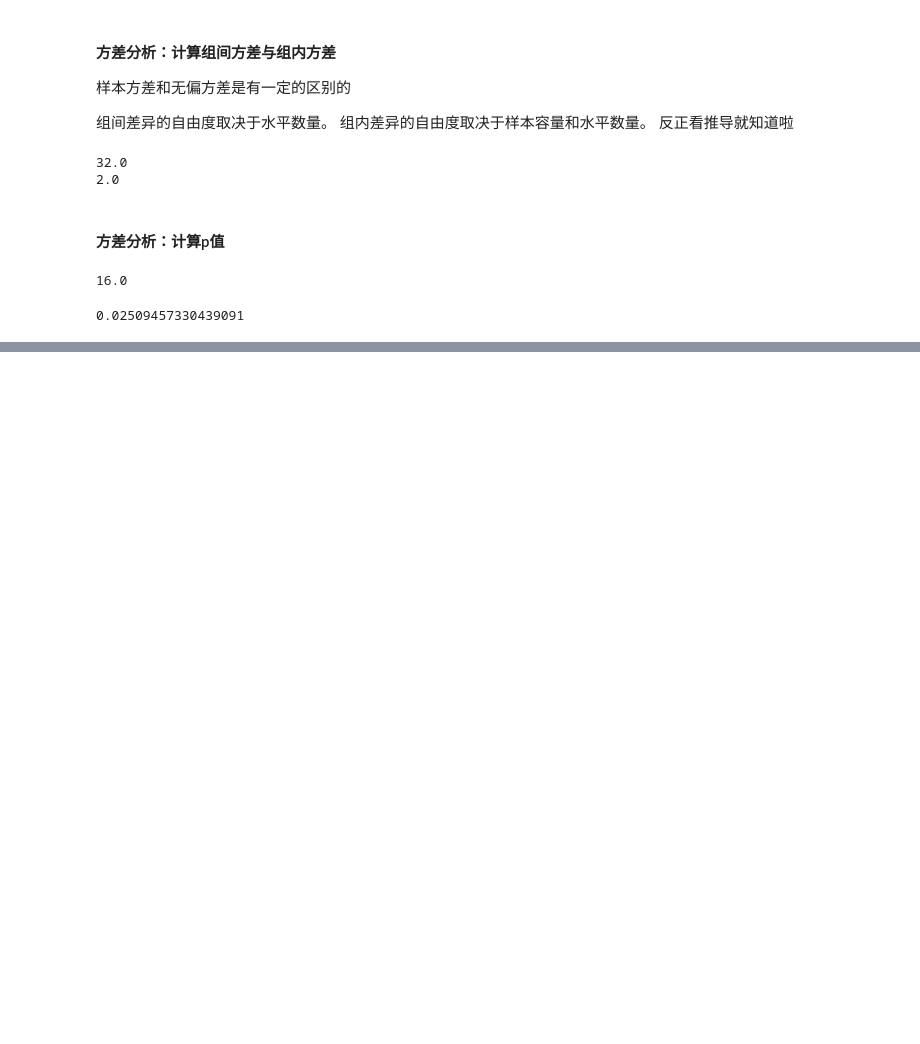
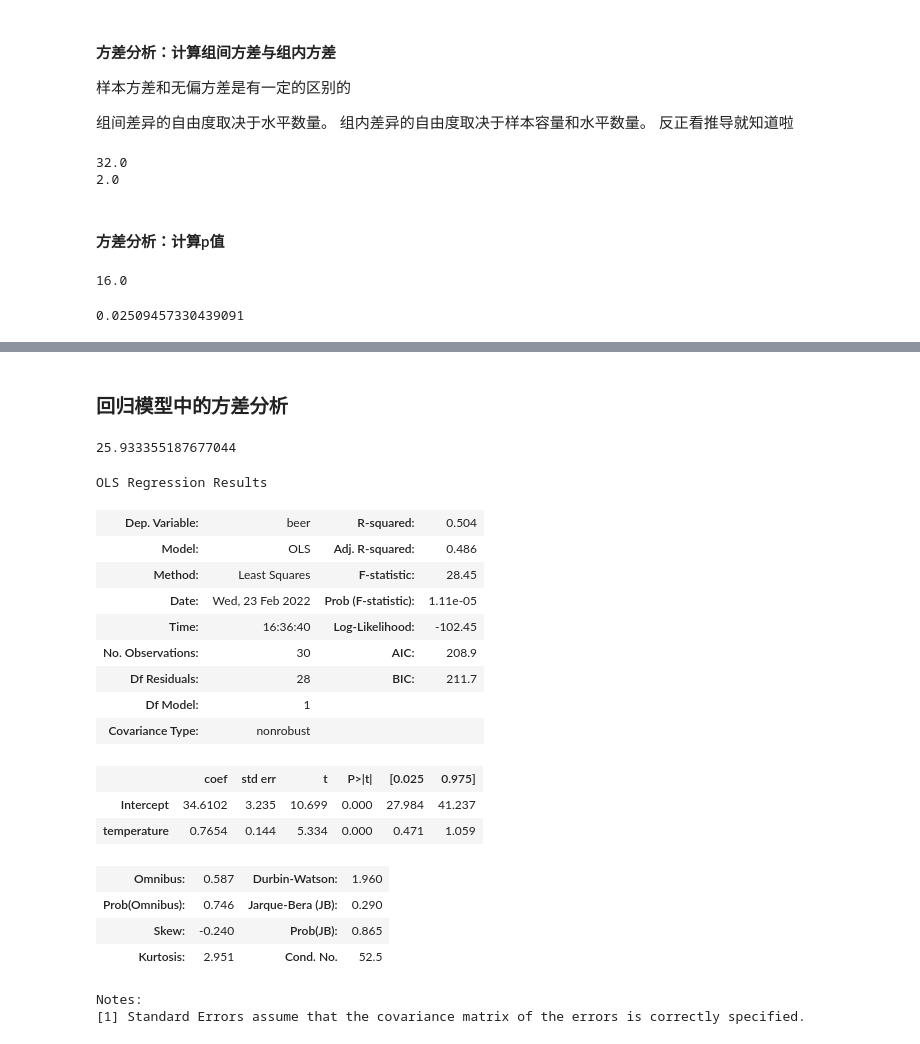
Before and after one commit to yuanzhen-lucas/mybioinfo, a Jupyter notebook: python/chapter5_python进行数据分析.ipynb, the cells around one changed output, grey strips where cells are left out. Drawn from its saved outputs; the diff is of its cells as text; code cells hidden in the pictures; blank space fills up the shorter version.

```diff
--- a/python/chapter5_python进行数据分析.ipynb
+++ b/python/chapter5_python进行数据分析.ipynb
@@ -298,0 +313,55 @@ print(f_ratio)
+# %% [markdown]
+### 回归模型中的方差分析
+# %%
+# 正态线性模型中广泛地应用了方差分析。
+# 当解释变量为连续变量时，方差分析依然有效
+
+# 读取数据
+beer = pd.read_csv("data/5-1-1-beer.csv")
+# 估计模型
+lm_model = smf.ols(formula = "beer ~ temperature",
+                   data = beer).fit()
+# %%
+# 与解释变量为分类变量的模型类似，
+# 我们可以用模型的拟合值与残差计算F比
+df_lm_model = 1      #模型自由度
+df_lm_resid = 28    #残差自由度
+
+# 拟合值
+lm_effect = lm_model.fittedvalues
+# 残差
+lm_resid = lm_model.resid
+# 气温的影响大小
+mu = sp.mean(lm_effect)
+squares_lm_model = sp.sum(lm_effect)
+variance_lm_model = squares_lm_model / df_lm_model
+# 残差大小
+squares_lm_resid = sp.sum((lm_resid) ** 2)
+variance_lm_resid = squares_lm_resid / df_lm_resid
+
+# F比
+f_value_lm = variance_lm_model / variance_lm_resid
+print(f_value_lm)
+
+lm_model.summary()
+# %% [output]
+25.933355187677044
+OLS Regression Results
+| Dep. Variable: | beer | R-squared: | 0.504 |
+| Model: | OLS | Adj. R-squared: | 0.486 |
+| Method: | Least Squares | F-statistic: | 28.45 |
+| Date: | Wed, 23 Feb 2022 | Prob (F-statistic): | 1.11e-05 |
+| Time: | 16:36:40 | Log-Likelihood: | -102.45 |
+| No. Observations: | 30 | AIC: | 208.9 |
+| Df Residuals: | 28 | BIC: | 211.7 |
+| Df Model: | 1 |  |  |
+| Covariance Type: | nonrobust |  |  |
+|  | coef | std err | t | P>|t| | [0.025 | 0.975] |
+| Intercept | 34.6102 | 3.235 | 10.699 | 0.000 | 27.984 | 41.237 |
+| temperature | 0.7654 | 0.144 | 5.334 | 0.000 | 0.471 | 1.059 |
+| Omnibus: | 0.587 | Durbin-Watson: | 1.960 |
+| Prob(Omnibus): | 0.746 | Jarque-Bera (JB): | 0.290 |
+| Skew: | -0.240 | Prob(JB): | 0.865 |
+| Kurtosis: | 2.951 | Cond. No. | 52.5 |
+Notes:
+[1] Standard Errors assume that the covariance matrix of the errors is correctly specified.
```
Also changed, not shown: parts of 4 cells of this notebook.
